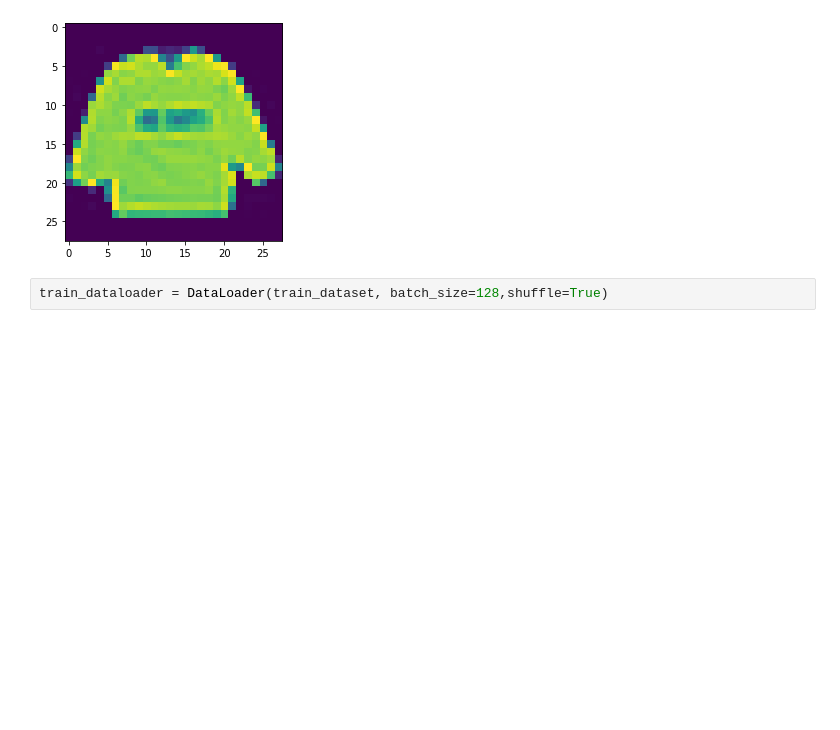
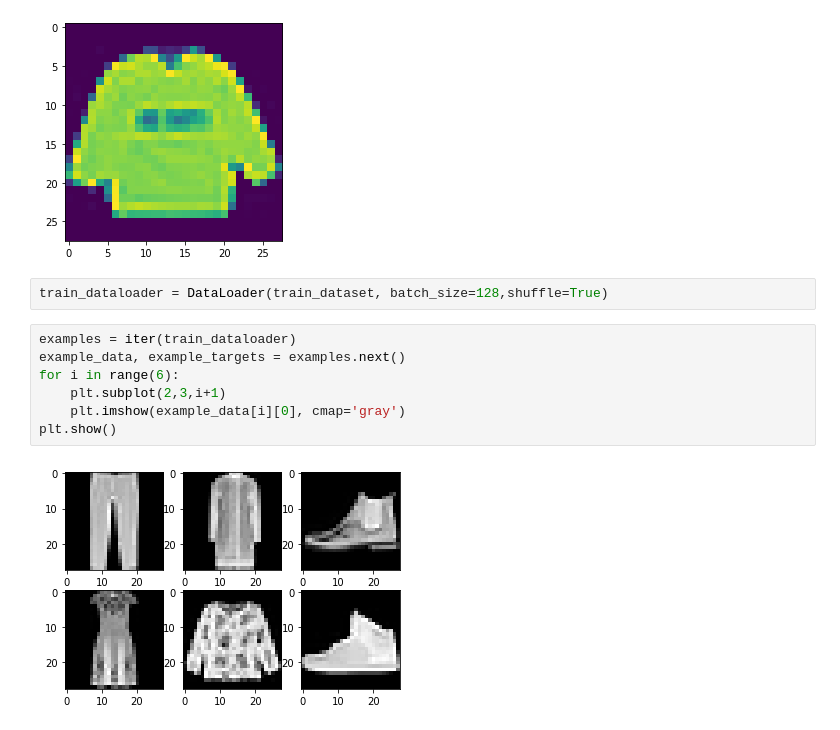
Before and after one commit to fanbyprinciple/kaggle_kernels, a Jupyter notebook: cnn-visualisation-of-what-layers-see.ipynb, the cells around one changed output. Cells and saved outputs as stored; diff of their text form; blank space fills up the shorter version.

Commit message:
Kaggle Notebook | CNN visualisation of what layers see | Version 2

```diff
--- a/cnn-visualisation-of-what-layers-see.ipynb
+++ b/cnn-visualisation-of-what-layers-see.ipynb
@@ -81,3 +81,12 @@ tensor(2)
 [figure]
 # %%
 train_dataloader = DataLoader(train_dataset, batch_size=128,shuffle=True)
+# %%
+examples = iter(train_dataloader)
+example_data, example_targets = examples.next()
+for i in range(6):
+    plt.subplot(2,3,i+1)
+    plt.imshow(example_data[i][0], cmap='gray')
+plt.show()
+# %% [output]
+[figure, added]
```
Also changed, not shown: parts of 9 cells of this notebook.
